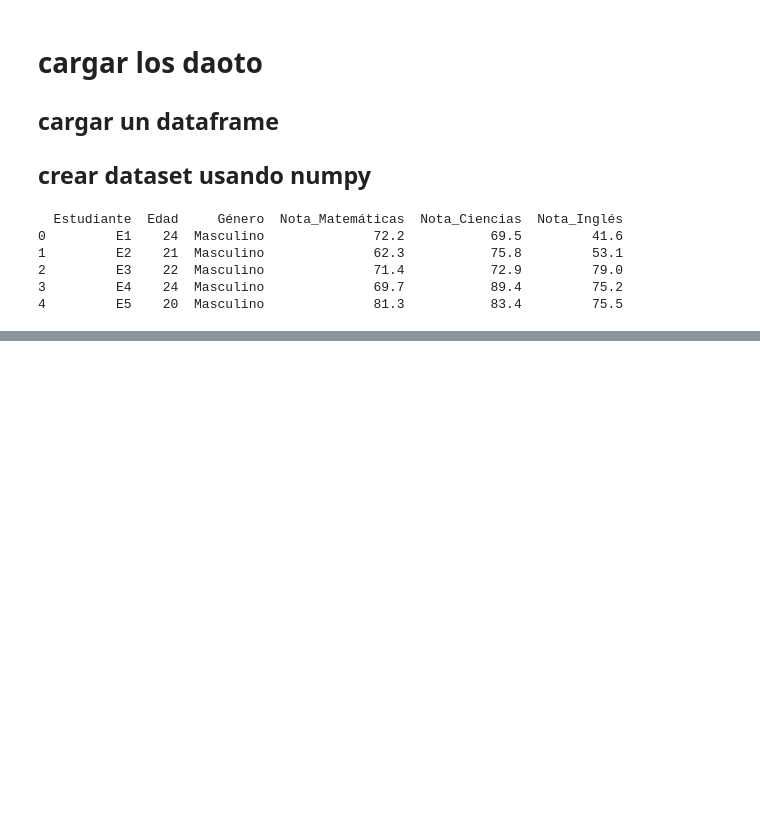
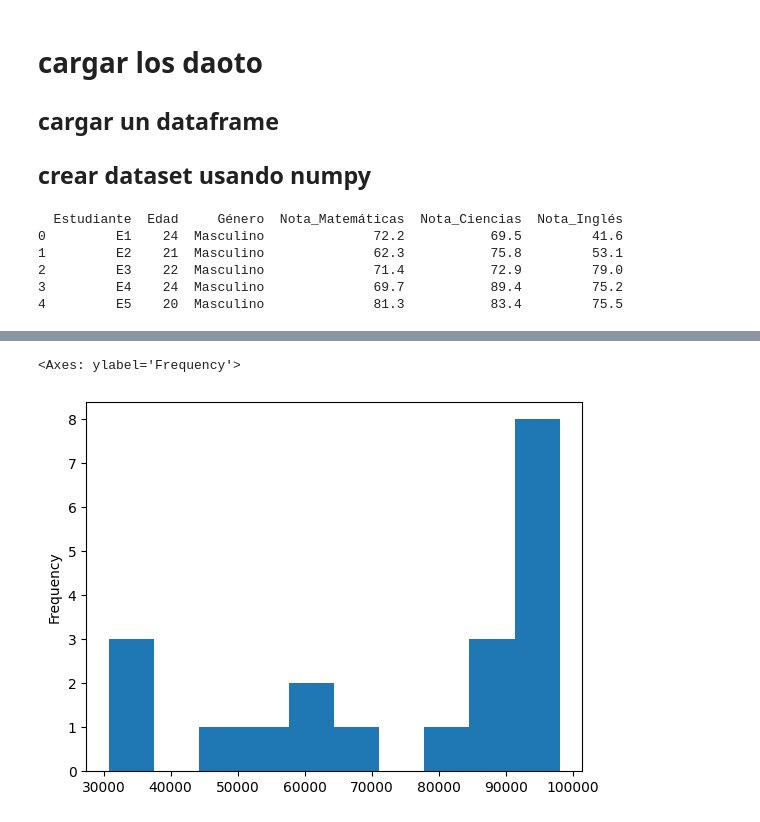
Before and after one commit to DAVIDCHIAC/apuntes_IA, a Jupyter notebook: Untitled9.ipynb, the cells around one changed output, grey strips where cells are left out. Cells and saved outputs as stored; diff of their text form; code cells hidden in the pictures; blank space fills up the shorter version.

```diff
--- a/Untitled9.ipynb
+++ b/Untitled9.ipynb
@@ -35,0 +259,5 @@ print(df.head())
+# %%
+df.Salario.plot(kind='hist')
+# %% [output]
+<Axes: ylabel='Frequency'>
+[figure, added]
```
Also changed, not shown: parts of 26 cells of this notebook.
